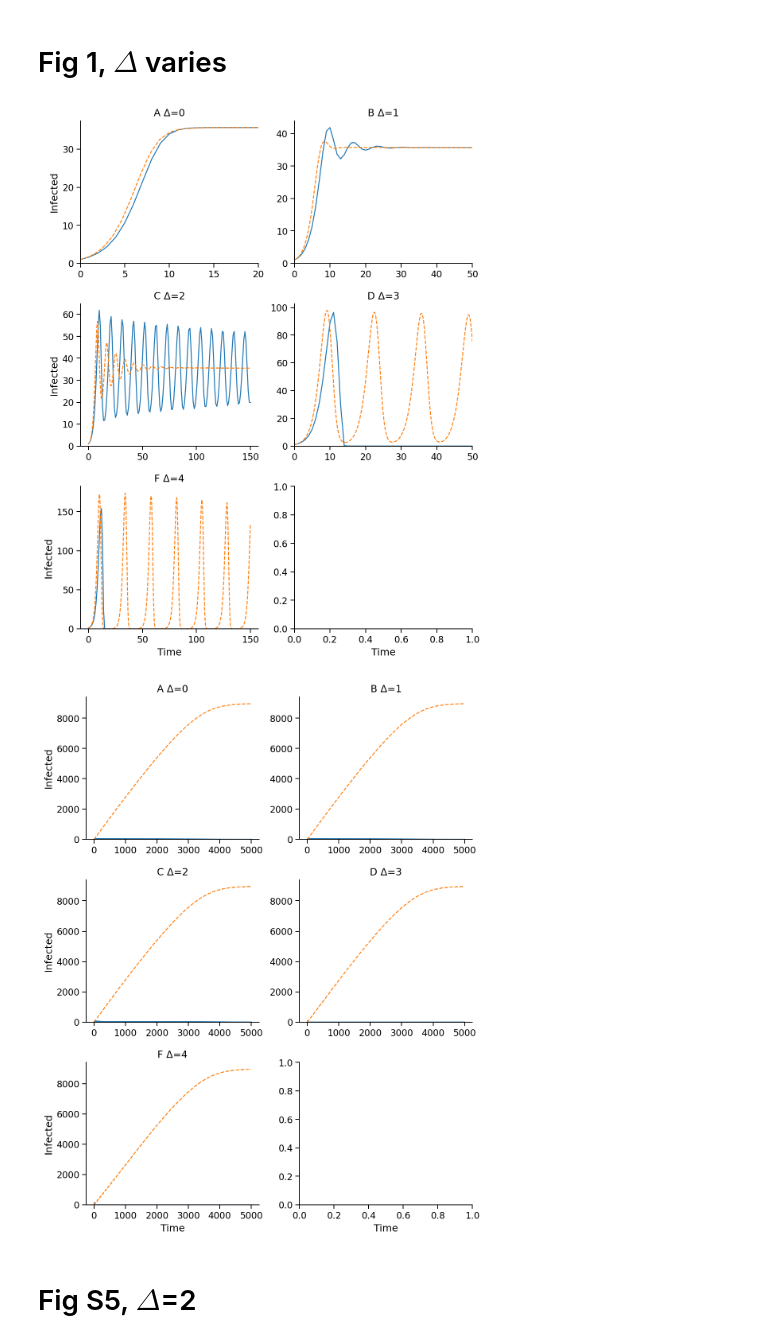
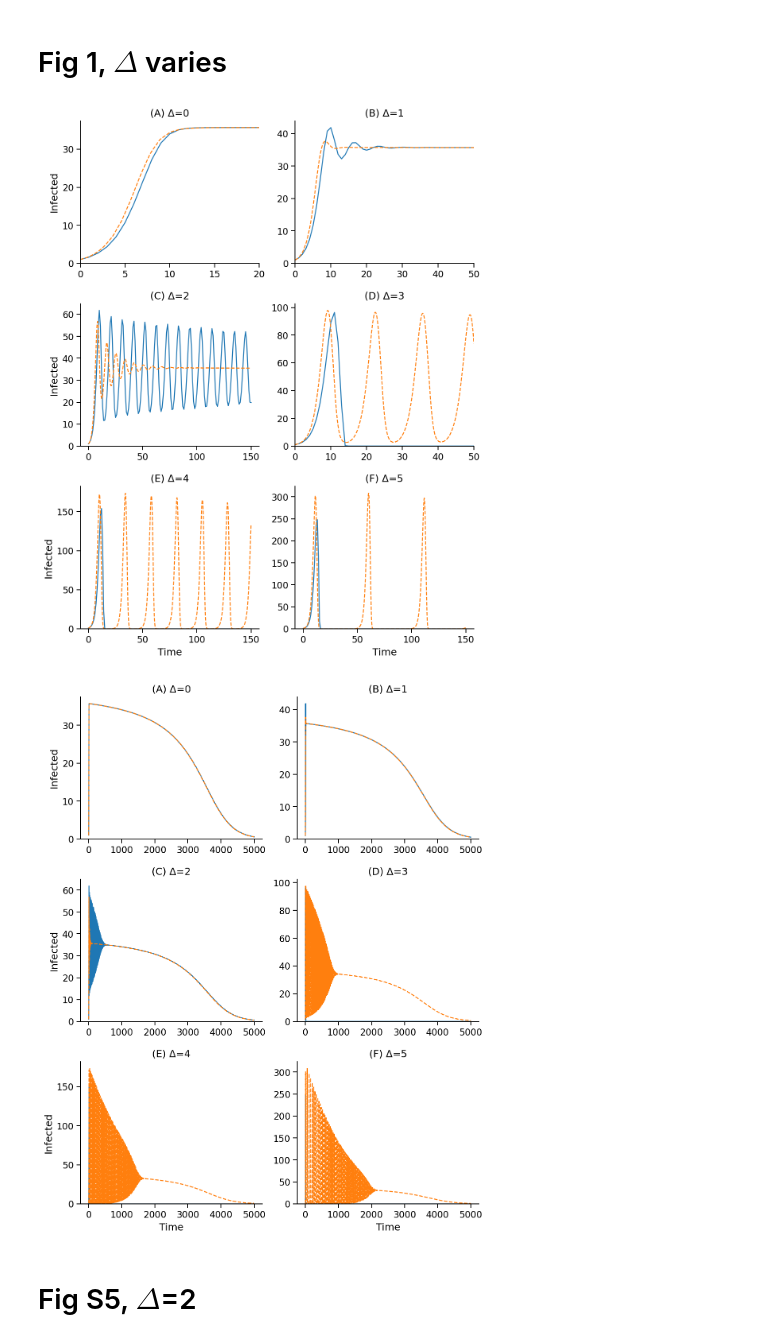
Before and after one commit to yoavram/SanJose, a Jupyter notebook: notebooks/model-SIR.ipynb, the cells around one changed output. Cells and saved outputs as stored; diff of their text form; code cells hidden in the pictures.

```diff
--- a/notebooks/model-SIR.ipynb
+++ b/notebooks/model-SIR.ipynb
@@ -141,7 +147,7 @@ for b0_, ax, label, res in zip(b0s, axes.flat, 'ABCDEF', results_b0s):
     color = ax.plot(t, Icont, '--')[0].get_color()
 #     ax.plot(t, Rcont, alpha=0.5, color=color)
     ax.set_ylim(0, None)
-    ax.set_title("{} $b_0$={}".format(label, b0_))
+    ax.set_title("({}) $b_0$={}".format(label, b0_))
 for ax in axes[:,0]: ax.set_ylabel('Infected')
 for ax in axes[2]: ax.set_xlabel('Time')
 axes[2,0].set_xlim(0, 50)
@@ -151,5 +157,5 @@ axes[0,0].set_yticks([0, 1])
 
 fig.tight_layout()
 sns.despine()
-# plt.savefig('../figures/fig3-SIR.pdf', dpi=100)
+plt.savefig('../figures/fig3-SIR.pdf', dpi=100)
 # %% [output]
@@ -164,12 +170,12 @@ for b0_ in b0s:
     results_b0s_long.append((Idis, Rdis, t, Icont, Rcont))
 # %%
 fig, axes = plt.subplots(3, 2, figsize=(8, 10))
-for b0_, ax, label, res in zip(b0s, axes.flat, 'ABCDF', results_b0s_long):
+for b0_, ax, label, res in zip(b0s, axes.flat, 'ABCDEF', results_b0s_long):
     Idis, Rdis, t, Icont, Rcont = res
     ax.plot(Idis)
     ax.plot(t, Icont, '--')
     ax.set_ylim(0, None)
-    ax.set_title("{} $b_0$={}".format(label, b0_))
+    ax.set_title("({}) $b_0$={}".format(label, b0_))
     ax.text(t.max()*0.8, Icont.max()*0.9, r'$R \to$'+'{:.0f}'.format(Rcont[-1]))
 for ax in axes[:,0]: ax.set_ylabel('Infected')
 for ax in axes[2]: ax.set_xlabel('Time')
@@ -179,5 +185,5 @@ axes[0,0].set_yticks([0, 1])
 
 fig.tight_layout()
 sns.despine()
-# plt.savefig('../figures/fig3-SIR-long.pdf', dpi=100)
+plt.savefig('../figures/fig3-SIR-long.pdf', dpi=100)
 # %% [output]
@@ -194,12 +200,12 @@ for Δ_ in Δs:
     results_Δs.append((Idis, t, Icont))
 # %%
 fig, axes = plt.subplots(3, 2, figsize=(8, 3.33*3))
-for Δ_, ax, label, res in zip(Δs, axes.flat, 'ABCDF', results_Δs):
+for Δ_, ax, label, res in zip(Δs, axes.flat, 'ABCDEF', results_Δs):
     Idis, t, Icont = res
     ax.plot(Idis)
     ax.plot(t, Icont, '--')
     ax.set_ylim(0, None)
-    ax.set_title("{} Δ={}".format(label, Δ_))
+    ax.set_title("({}) Δ={}".format(label, Δ_))
 axes[0,0].set_xlim(0, 20)
 axes[0,1].set_xlim(0, 50)
 axes[1,1].set_xlim(0, 50)
@@ -210,32 +216,32 @@ fig.tight_layout()
 sns.despine()
 plt.savefig('../figures/fig1-SIR.pdf', dpi=100)
 # %% [output]
-[figure, old version]
+[figure, new version]
 # %%
 results_Δs_long = []
 for Δ_ in Δs:
     Idis, Rdis = det_dis_simulation(I0, N, b0, γ, c_hat, α1, α2, Δ_, tmax=5000, min0=True, maxN=True)
-    t, Icont, Icont = det_cont_simulation(I0, N, b0, γ, c_hat, α1, α2, Δ_, tmax=5000)
+    t, Icont, Rcont = det_cont_simulation(I0, N, b0, γ, c_hat, α1, α2, Δ_, tmax=5000)
     Icont = np.maximum(Icont, 0)
     results_Δs_long.append((Idis, t, Icont))
 # %%
 fig, axes = plt.subplots(3, 2, figsize=(8, 3.33*3))
-for Δ_, ax, label, res in zip(Δs, axes.flat, 'ABCDF', results_Δs_long):
+for Δ_, ax, label, res in zip(Δs, axes.flat, 'ABCDEF', results_Δs_long):
     Idis, t, Icont = res
     ax.plot(Idis)
     ax.plot(t, Icont, '--')
     ax.set_ylim(0, None)
-    ax.set_title("{} Δ={}".format(label, Δ_))
+    ax.set_title("({}) Δ={}".format(label, Δ_))
 
 for ax in axes[:,0]: ax.set_ylabel('Infected')
 for ax in axes[2]: ax.set_xlabel('Time')
 # axes[-1, -1].set_xlim(0, 150)
 
 fig.tight_layout()
 sns.despine()
 plt.savefig('../figures/fig1-SIR-long.pdf', dpi=100)
 # %% [output]
-[figure, old version]
+[figure, new version]
 # %% [markdown]
 # Fig S5, $\Delta$=2
 # %%
```
Also changed, not shown: parts of 9 cells of this notebook.
